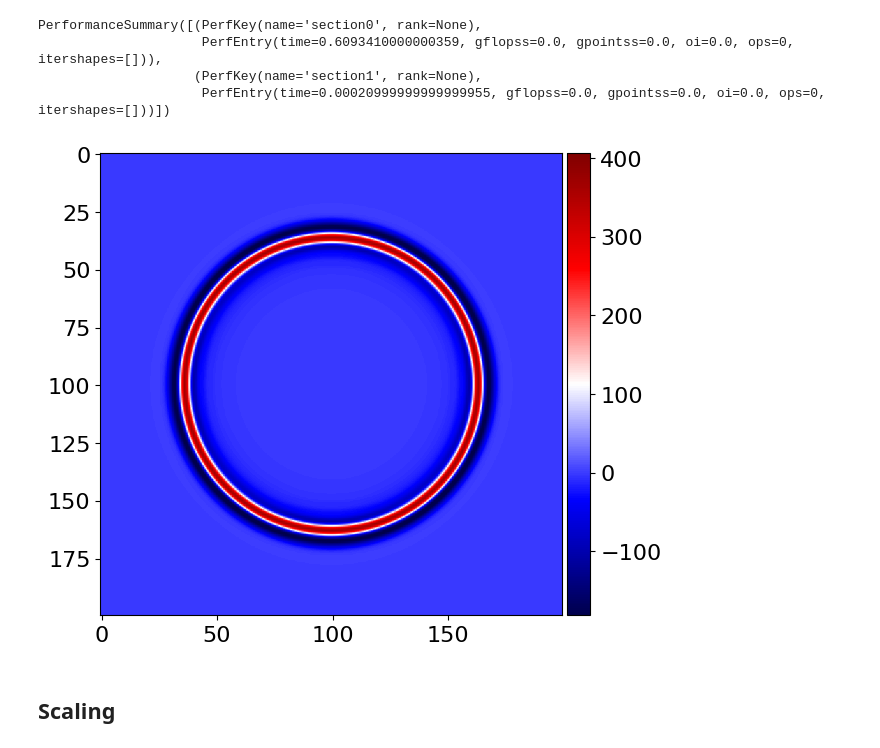
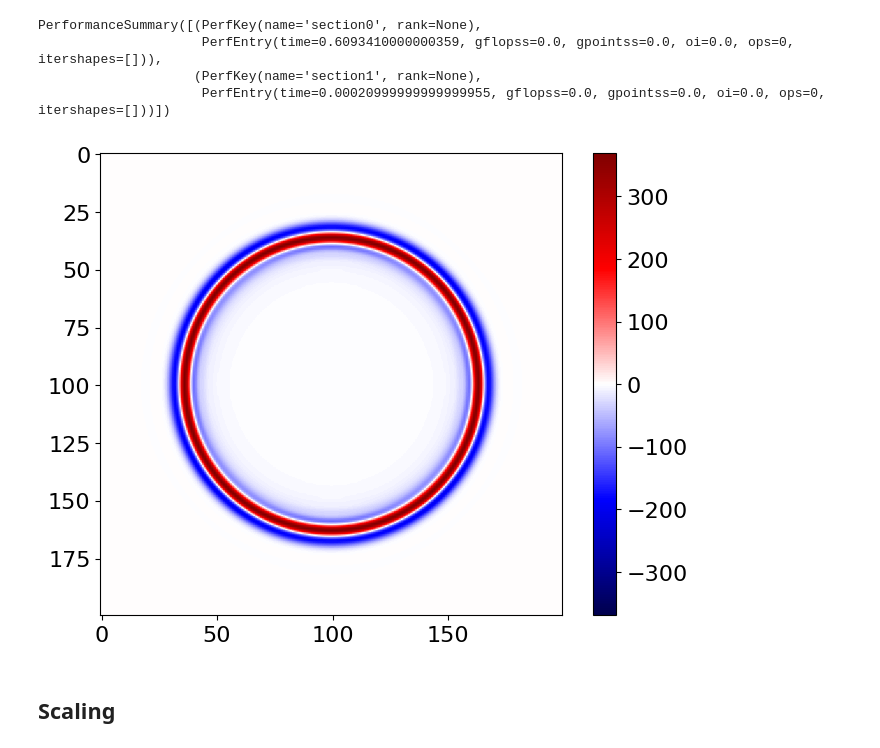
Before and after one commit to dt-17/Devito-UROP-MSci, a Jupyter notebook: scaling_acoustic.ipynb, the cells around one changed output. Cells and saved outputs as stored; diff of their text form; code cells hidden in the pictures.

```diff
--- a/scaling_acoustic.ipynb
+++ b/scaling_acoustic.ipynb
@@ -64,13 +64,15 @@ PerformanceSummary([(PerfKey(name='section0', rank=None),
                      PerfEntry(time=0.6093410000000359, gflopss=0.0, gpointss=0.0, oi=0.0, ops=0, itershapes=[])),
                     (PerfKey(name='section1', rank=None),
                      PerfEntry(time=0.00020999999999999955, gflopss=0.0, gpointss=0.0, oi=0.0, ops=0, itershapes=[]))])
-# %%
-# visualise output
-from examples.seismic import plot_image
-
-plot_image(p.data[0], cmap='seismic')
-# %% [output]
-[figure, removed]
+# %%
+# visualise output
+import matplotlib.pyplot as plt
+
+vmax = np.amax(np.abs(p.data[0]))
+plt.imshow(p.data[0], cmap='seismic', vmin=-vmax, vmax=vmax)
+plt.colorbar();
+# %% [output]
+[figure, added]
 # %% [markdown]
 ## Scaling
 # %% [markdown]
```
Also changed, not shown: parts of 2 cells of this notebook.
